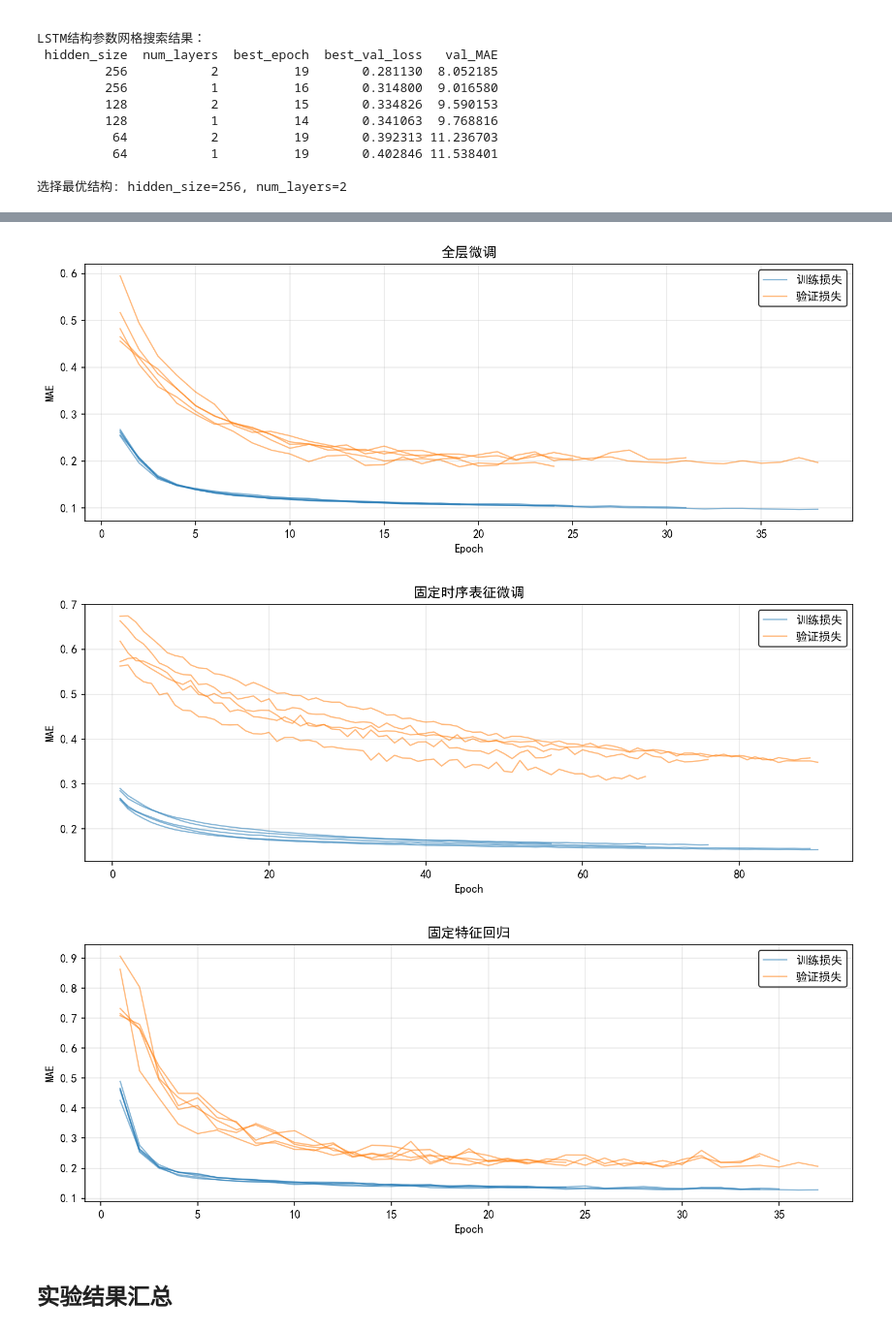
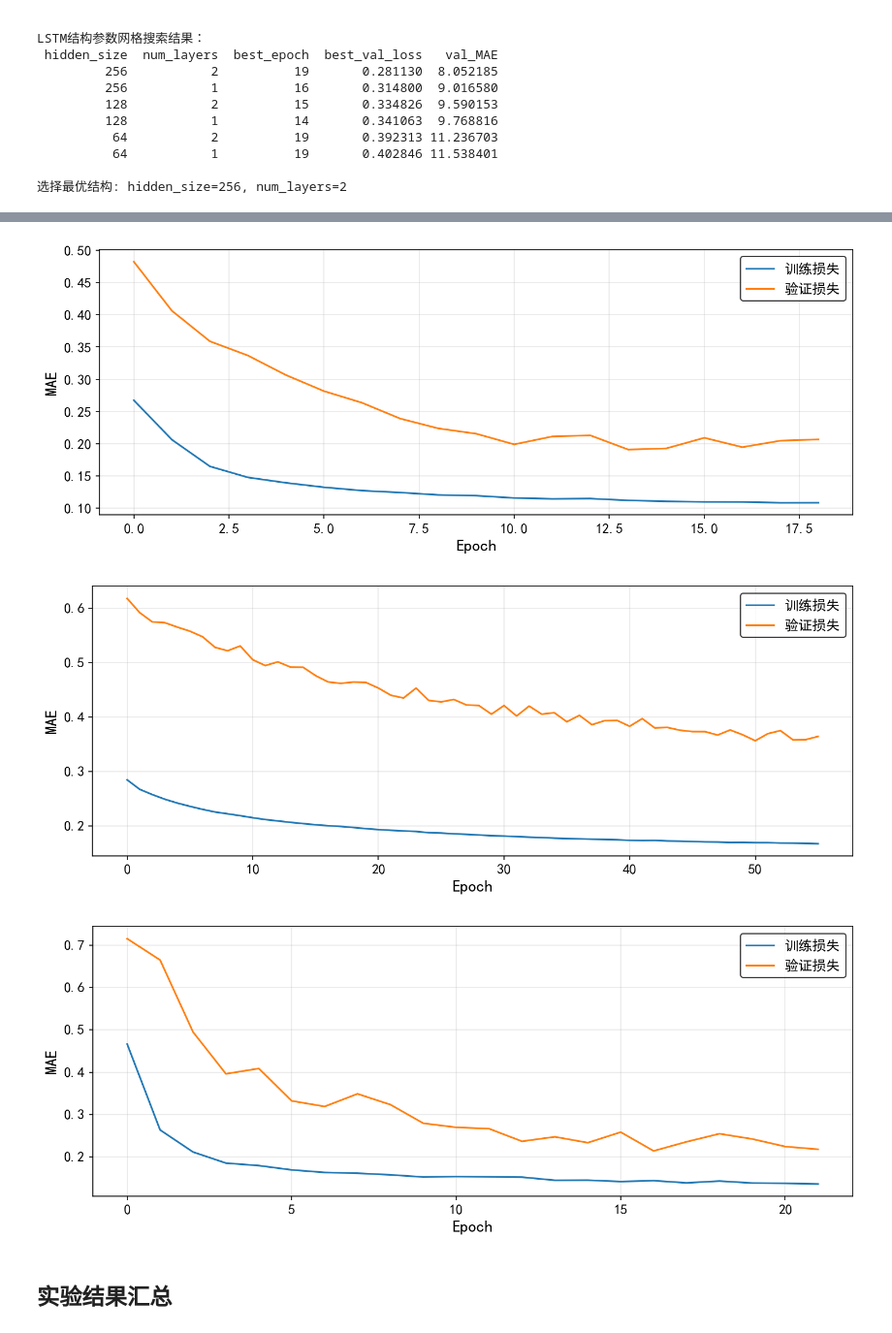
Before and after one commit to HowerL/load_forecasting, a Jupyter notebook: transfer_learning.ipynb, the cells around one changed output, grey strips where cells are left out. Shown at 97% size. Cells and saved outputs as stored; diff of their text form; code cells hidden in the pictures.

```diff
--- a/transfer_learning.ipynb
+++ b/transfer_learning.ipynb
@@ -481,5 +481,18 @@ for seed in [*REPEAT_SEEDS, SEED]:
     seed_results.extend(results)
 
 plot_multiseed_prediction_curves(prediction_records, FIGURES_DIR, PREDICTION_STRATEGIES, show=True)
-plot_multiseed_loss_curves(loss_records, FIGURES_DIR, LOSS_STAGES, show=True)
+
+for stage in LOSS_STAGES:
+    stage_record = next(
+        (record for record in loss_records if record['seed'] == SEED and record['阶段'] == stage),
+        None,
+    )
+    if stage_record is None:
+        continue
+
+    plot_training_history(
+        stage_record['train_losses'],
+        stage_record['val_losses'],
+        save_path=FIGURES_DIR / f'{stage}_损失曲线.png',
+    )
 # %% [output]
@@ -493,6 +506,6 @@ plot_multiseed_loss_curves(loss_records, FIGURES_DIR, LOSS_STAGES, show=True)
-[figure, old version]
+[figure, new version]
-[figure, old version]
+[figure, new version]
-[figure, old version]
+[figure, new version]
 # %% [markdown]
 ## 实验结果汇总
 # %%
```
Also changed, not shown: parts of 4 cells of this notebook, 13 other files.
